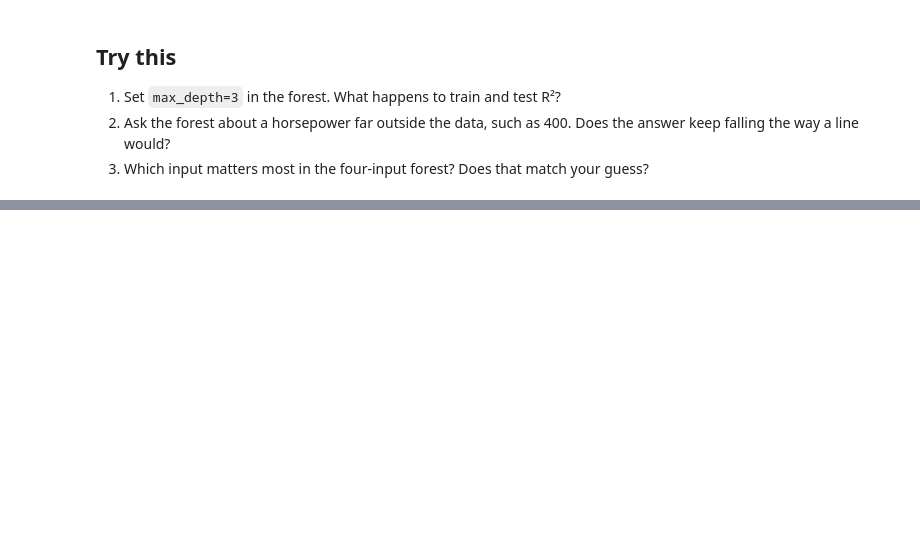
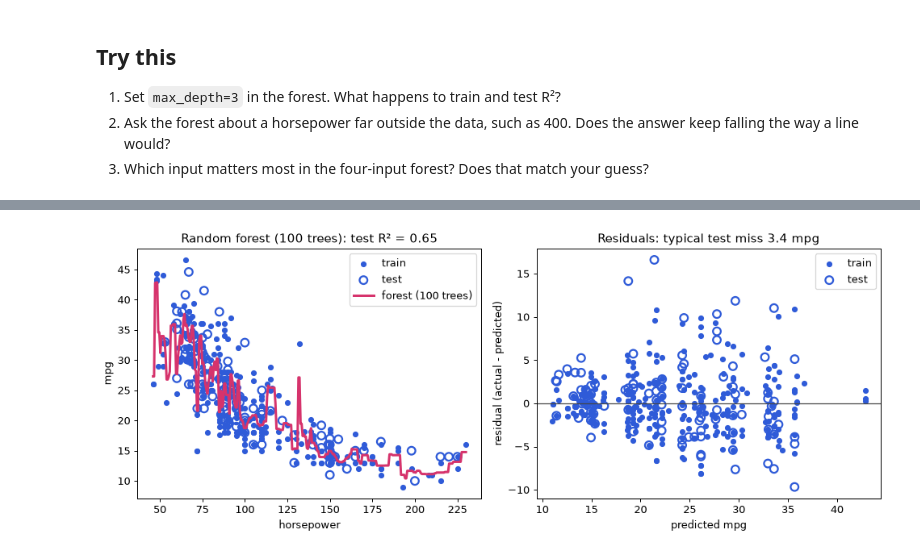
Before and after one commit to Mohammad-QT/ML_DL_Vis, a Jupyter notebook: notebooks/2-regression/forest.ipynb, the cells around one changed output, grey strips where cells are left out. Saved outputs shown, nothing was run; the diff lists cells and outputs as text; code cells hidden in the pictures; blank space fills up the shorter version.

Commit message:
Notebooks: add a 'See it' visual section to every lesson, saved with outputs
Co-Authored-By: Claude Sonnet 5.5 <noreply@anthropic.com>

```diff
--- a/notebooks/2-regression/forest.ipynb
+++ b/notebooks/2-regression/forest.ipynb
@@ -87,0 +125,34 @@ print(pd.Series(forest4.feature_importances_, index=features).sort_values(ascend
+# %%
+import matplotlib.pyplot as plt
+plt.rcParams['figure.dpi'] = 90
+plt.rcParams['axes.grid'] = False
+BLUE, PINK = '#2f5bd8', '#d6336c'
+import matplotlib.pyplot as plt
+
+def model_predict(X_raw):
+    return regressor.predict(X_raw)
+
+xs = X[:, :1]
+fit_x = np.linspace(xs.min(), xs.max(), 300).reshape(-1, 1)
+yt, yte = np.ravel(y_train), np.ravel(y_test)
+p_tr, p_te = model_predict(X_train), model_predict(X_test)
+r2 = r2_score(yte, p_te)
+
+fig, (ax1, ax2) = plt.subplots(1, 2, figsize=(11, 4.4))
+ax1.scatter(X_train[:, 0], yt, color=BLUE, s=22, label='train')
+ax1.scatter(X_test[:, 0], yte, facecolors='none', edgecolors=BLUE, s=60, linewidths=1.8, label='test')
+ax1.plot(fit_x[:, 0], model_predict(fit_x), color=PINK, linewidth=2.4, label='forest (100 trees)')
+ax1.set_xlabel('horsepower'); ax1.set_ylabel('mpg')
+ax1.set_title(f'Random forest (100 trees): test R² = {r2:.2f}')
+ax1.legend()
+
+ax2.axhline(0, color='#444444', linewidth=1)
+ax2.scatter(p_tr, yt - p_tr, color=BLUE, s=22, label='train')
+ax2.scatter(p_te, yte - p_te, facecolors='none', edgecolors=BLUE, s=60, linewidths=1.8, label='test')
+ax2.set_xlabel('predicted mpg'); ax2.set_ylabel('residual (actual - predicted)')
+ax2.set_title(f'Residuals: typical test miss {np.abs(yte - p_te).mean():.1f} mpg')
+ax2.legend()
+fig.tight_layout()
+plt.show()
+# %% [output]
+[figure, added]
```
Also changed, not shown: parts of 9 cells of this notebook, 19 other files.
